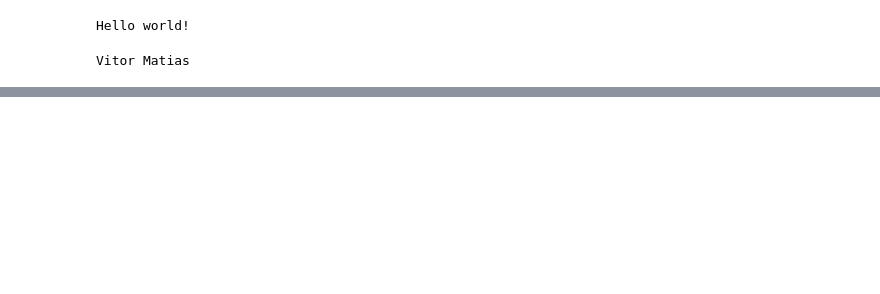
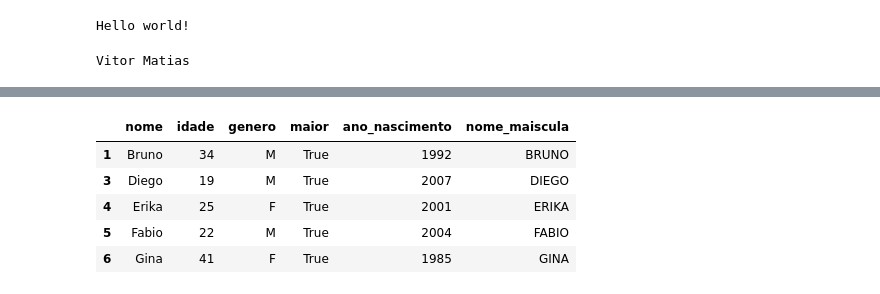
Before and after one commit to Data-Vitor/fiap-data-science, a Jupyter notebook: nemec-estatistica/cap02-ferramentas-pratica.ipynb, the cells around one changed output, grey strips where cells are left out. Cells and saved outputs as stored; diff of their text form; code cells hidden in the pictures; blank space fills up the shorter version.

```diff
--- a/nemec-estatistica/cap02-ferramentas-pratica.ipynb
+++ b/nemec-estatistica/cap02-ferramentas-pratica.ipynb
@@ -14,0 +37,3 @@ Vitor Matias
+# %%
+df.at[2,'idade'] = 12
+df['idade']
@@ -14,0 +73,3 @@ Vitor Matias
+# %%
+df['maior'] = df['idade'] >=18
+df['maior'].head()
@@ -14,0 +84,4 @@ Vitor Matias
+# %%
+from datetime import datetime
+df['ano_nascimento'] = datetime.now().year - df['idade']
+df['ano_nascimento'].head()
@@ -14,0 +96,12 @@ Vitor Matias
+# %%
+df['nome_maiscula'] = df['nome'].str.upper()
+# %%
+df1= df[df['idade'] >=18]
+df1.head()
+# %% [output]
+|  | nome | idade | genero | maior | ano_nascimento | nome_maiscula |
+| 1 | Bruno | 34 | M | True | 1992 | BRUNO |
+| 3 | Diego | 19 | M | True | 2007 | DIEGO |
+| 4 | Erika | 25 | F | True | 2001 | ERIKA |
+| 5 | Fabio | 22 | M | True | 2004 | FABIO |
+| 6 | Gina | 41 | F | True | 1985 | GINA |
```
Also changed, not shown: parts of 12 cells of this notebook.
